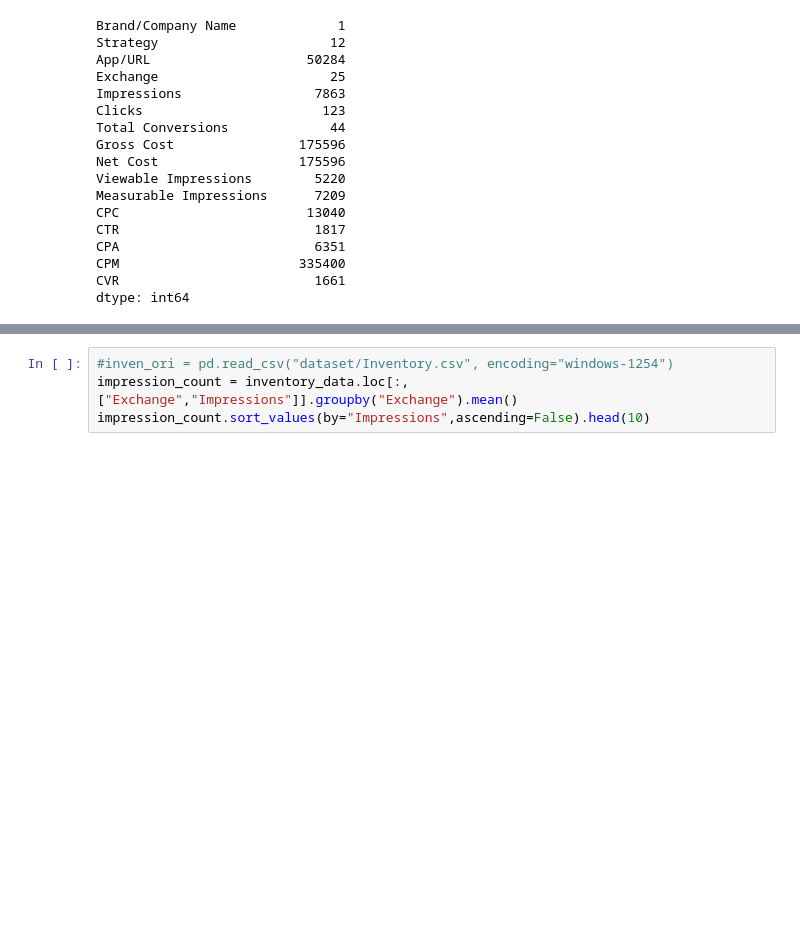
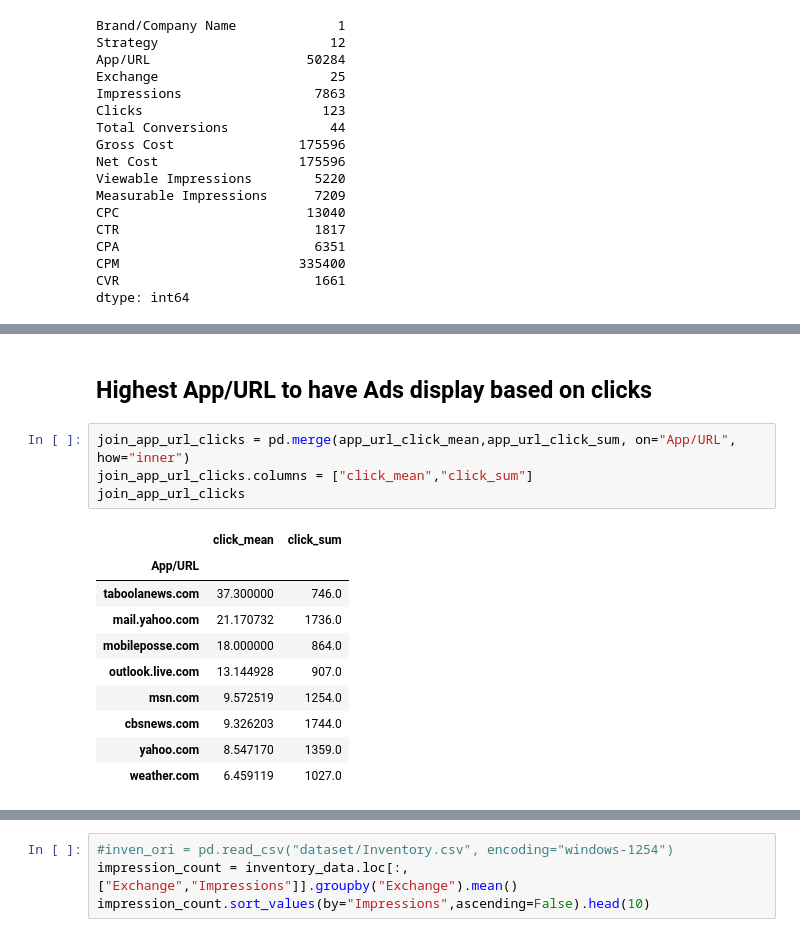
Before and after one commit to brangmai1/coop_data-analysis_project, a Jupyter notebook: inventory_analysis.ipynb, the cells around one changed output, grey strips where cells are left out. Saved outputs shown, nothing was run; the diff lists cells and outputs as text; blank space fills up the shorter version.

```diff
--- a/inventory_analysis.ipynb
+++ b/inventory_analysis.ipynb
@@ -82,0 +151,17 @@ stra_imp.sort_values(by="Impressions", ascending=False).head(10)
+# %% [markdown]
+## Highest App/URL to have Ads display based on clicks
+# %%
+join_app_url_clicks = pd.merge(app_url_click_mean,app_url_click_sum, on="App/URL", how="inner")
+join_app_url_clicks.columns = ["click_mean","click_sum"]
+join_app_url_clicks
+# %% [output]
+|  | click_mean | click_sum |
+| App/URL |  |  |
+| taboolanews.com | 37.300000 | 746.0 |
+| mail.yahoo.com | 21.170732 | 1736.0 |
+| mobileposse.com | 18.000000 | 864.0 |
+| outlook.live.com | 13.144928 | 907.0 |
+| msn.com | 9.572519 | 1254.0 |
+| cbsnews.com | 9.326203 | 1744.0 |
+| yahoo.com | 8.547170 | 1359.0 |
+| weather.com | 6.459119 | 1027.0 |
```
Also changed, not shown: parts of 8 cells of this notebook, 1 other file.
